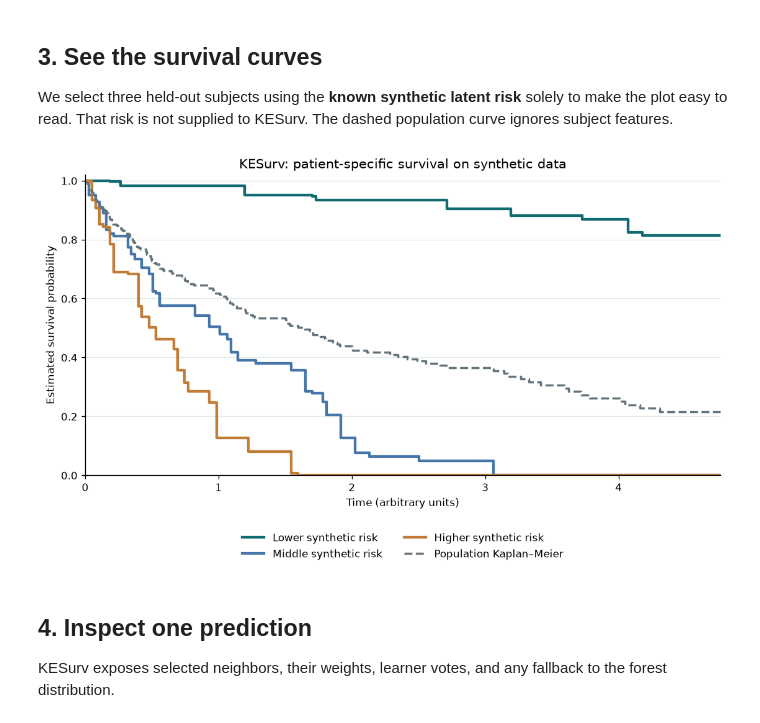
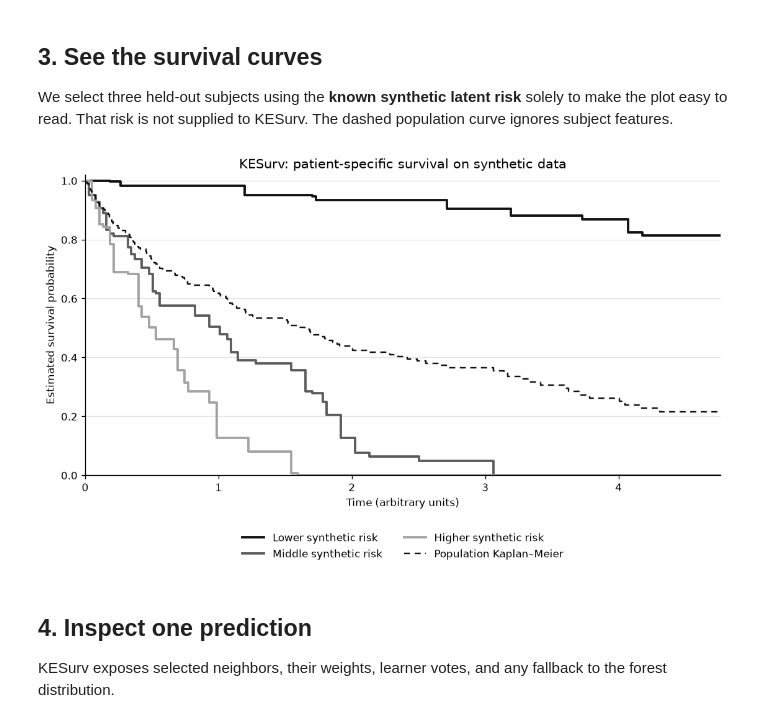
Before and after one commit to yuvrajiro/KESurv, a Jupyter notebook: docs/synthetic-demo.ipynb, the cells around one changed output. Cells and saved outputs as stored; diff of their text form; code cells hidden in the pictures.

```diff
--- a/docs/synthetic-demo.ipynb
+++ b/docs/synthetic-demo.ipynb
@@ -62,31 +62,31 @@ We select three held-out subjects using the **known synthetic latent risk** sole
 # %%
 order = np.argsort(risk_test)
 chosen = np.array([order[5], order[len(order) // 2], order[-6]])
 horizon = float(np.quantile(y_train[y_train.dtype.names[1]], 0.95))
 times = np.linspace(0.0, horizon, 180)
 survival = model.predict_survival(X_test[chosen], times=times)
 km_times, km_survival = kaplan_meier_estimator(
     y_train[y_train.dtype.names[0]], y_train[y_train.dtype.names[1]]
 )
 
 fig, ax = plt.subplots(figsize=(9, 5.6), dpi=125)
-colors = ['#116a70', '#4675a9', '#c17c38']
+shades = ['#111111', '#5c5c5c', '#a3a3a3']
 labels = ['Lower synthetic risk', 'Middle synthetic risk', 'Higher synthetic risk']
-for row, (color, label) in enumerate(zip(colors, labels)):
-    ax.step(times, survival[row], where='post', lw=2.5, color=color, label=label)
-ax.step(km_times, km_survival, where='post', lw=2, ls='--',
-        color='#64727a', label='Population Kaplan–Meier')
+for row, (color, label) in enumerate(zip(shades, labels)):
+    ax.step(times, survival[row], where='post', lw=2.2, color=color, label=label)
+ax.step(km_times, km_survival, where='post', lw=1.4, ls=(0, (4, 3)),
+        color='#111111', label='Population Kaplan–Meier')
 ax.set(xlim=(0, horizon), ylim=(0, 1.02), xlabel='Time (arbitrary units)',
        ylabel='Estimated survival probability',
        title='KESurv: patient-specific survival on synthetic data')
 ax.spines[['top', 'right']].set_visible(False)
-ax.grid(axis='y', color='#dce8e5', alpha=0.85)
+ax.grid(axis='y', color='#e6e6e6')
 ax.legend(frameon=False, loc='upper center', ncol=2,
           bbox_to_anchor=(0.5, -0.16))
 fig.tight_layout()
 plt.show()
 # %% [output]
-[figure, old version]
+[figure, new version]
 # %% [markdown]
 ## 4. Inspect one prediction
 
```
Also changed, not shown: 6 other files.
